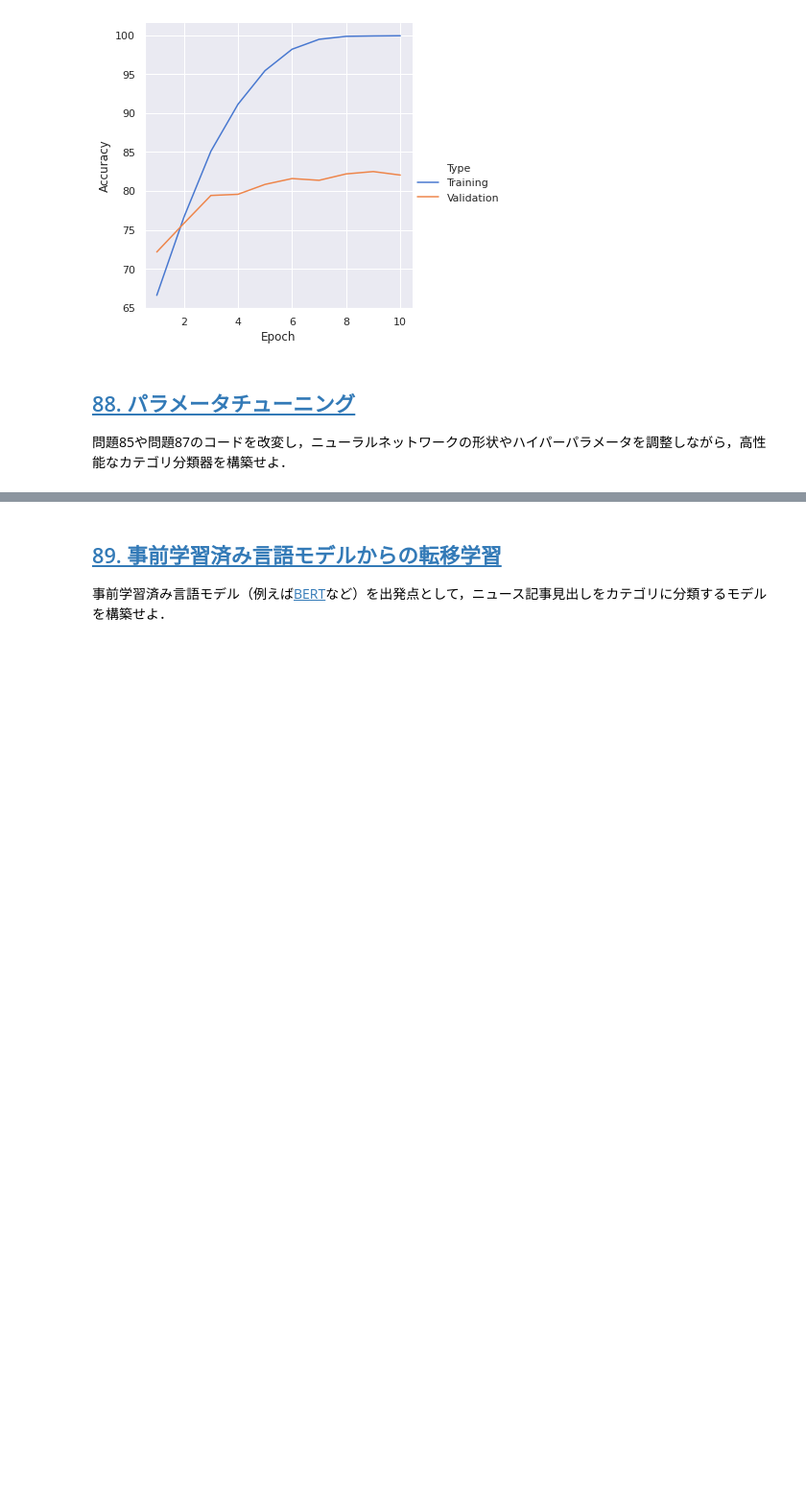
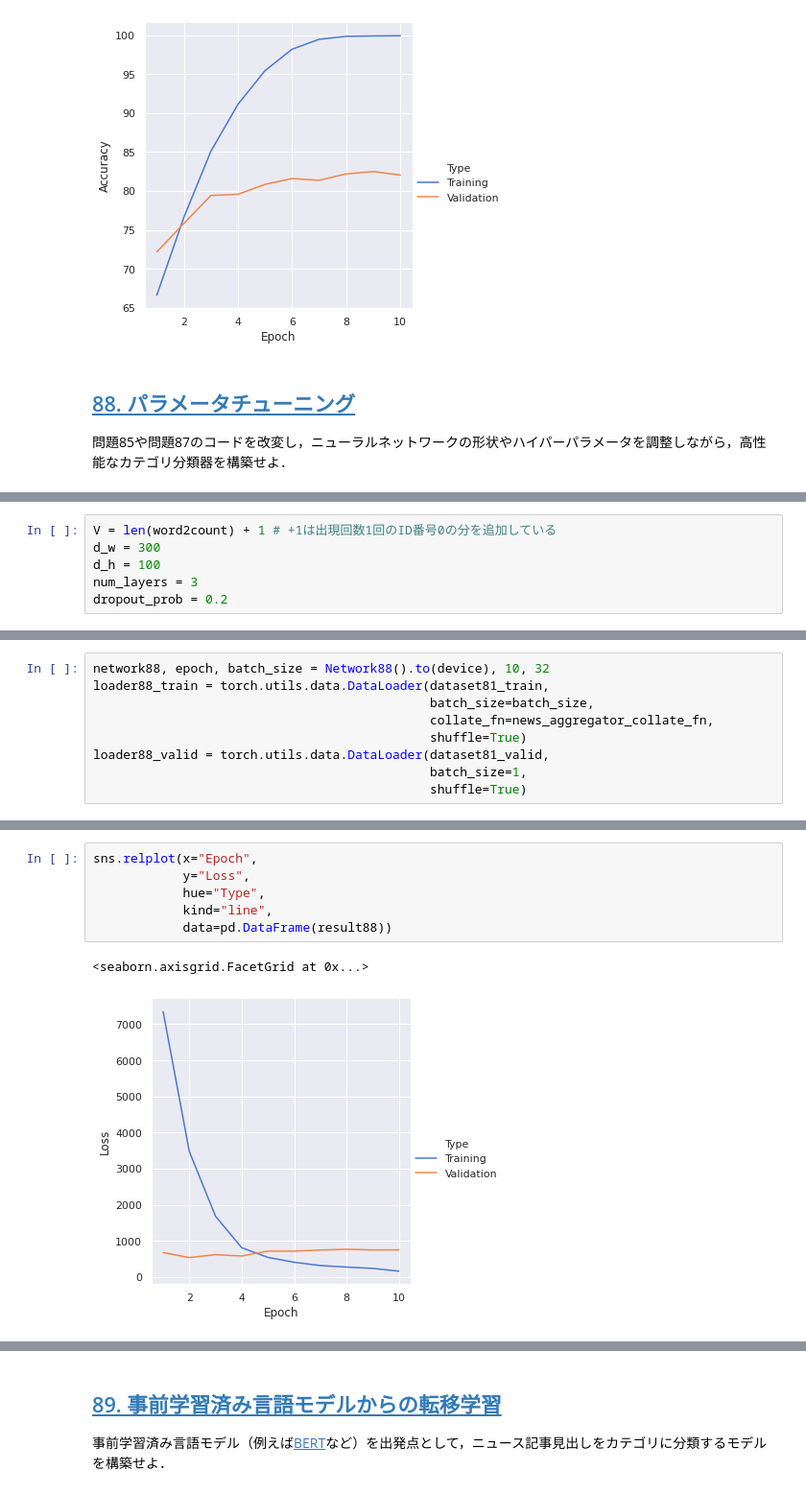
Before and after one commit to infhyroyage/PracticeNLP100Knocks2020, a Jupyter notebook: Chapter09.ipynb, the cells around one changed output, grey strips where cells are left out. Shown: that part at 96% size. Saved outputs shown, nothing was run; the diff lists cells and outputs as text; blank space fills up the shorter version.

```diff
--- a/Chapter09.ipynb
+++ b/Chapter09.ipynb
@@ -882,0 +891,6 @@ sns.relplot(x="Epoch",
+# %%
+V = len(word2count) + 1 # +1は出現回数1回のID番号0の分を追加している
+d_w = 300
+d_h = 100
+num_layers = 3
+dropout_prob = 0.2
@@ -882,0 +931,9 @@ sns.relplot(x="Epoch",
+# %%
+network88, epoch, batch_size = Network88().to(device), 10, 32
+loader88_train = torch.utils.data.DataLoader(dataset81_train,
+                                             batch_size=batch_size,
+                                             collate_fn=news_aggregator_collate_fn,
+                                             shuffle=True)
+loader88_valid = torch.utils.data.DataLoader(dataset81_valid,
+                                             batch_size=1,
+                                             shuffle=True)
@@ -882,0 +1006,9 @@ sns.relplot(x="Epoch",
+# %%
+sns.relplot(x="Epoch",
+            y="Loss",
+            hue="Type",
+            kind="line",
+            data=pd.DataFrame(result88))
+# %% [output]
+<seaborn.axisgrid.FacetGrid at 0x...>
+[figure, added]
```
Also changed, not shown: parts of 6 cells of this notebook.
